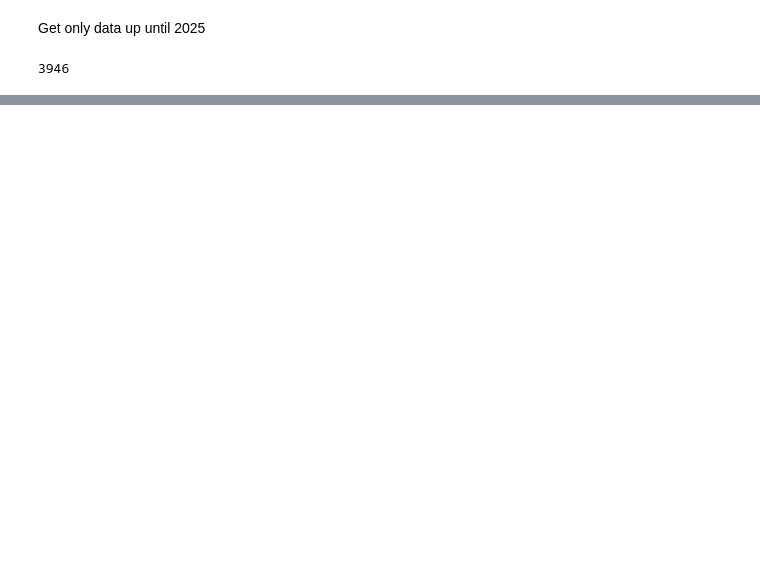
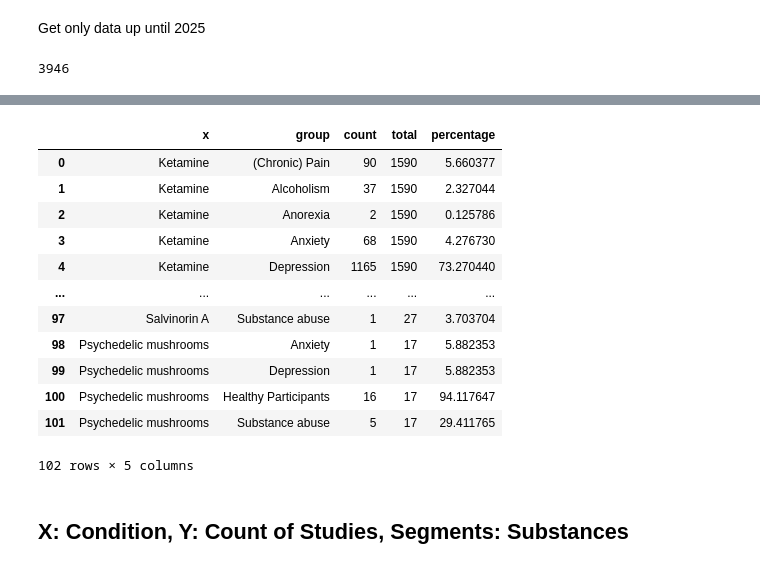
Before and after one commit to Ineichen-Group/PsyNamic-Webapp, a Jupyter notebook: analysis/analysis_substance.ipynb, the cells around one changed output, grey strips where cells are left out. Saved outputs shown, nothing was run; the diff lists cells and outputs as text; code cells hidden in the pictures; blank space fills up the shorter version.

```diff
--- a/analysis/analysis_substance.ipynb
+++ b/analysis/analysis_substance.ipynb
@@ -260,0 +396,16 @@ counts = plot_task_stacked_bar(
+# %%
+plot_task_stacked_bar_interactive(
+    df_2025_class,
+    x_task="Substances",
+    group_task="Condition",
+    exclude_labels={
+        "Condition": ["Psychiatric condition", "Recreational Drug Use"],
+        "Substances": ["Combination Therapy"]
+    },
+    merge_labels={
+        "Substances": {
+            "Ketamine": ["Ketamine", "R-Ketamine", "S-Ketamine"]
+        }
+    }
+)
+# %% [output]
@@ -261,3 +413,18 @@ counts = plot_task_stacked_bar(
+|  | x | group | count | total | percentage |
+| 0 | Ketamine | (Chronic) Pain | 90 | 1590 | 5.660377 |
+| 1 | Ketamine | Alcoholism | 37 | 1590 | 2.327044 |
+| 2 | Ketamine | Anorexia | 2 | 1590 | 0.125786 |
+| 3 | Ketamine | Anxiety | 68 | 1590 | 4.276730 |
+| 4 | Ketamine | Depression | 1165 | 1590 | 73.270440 |
+| ... | ... | ... | ... | ... | ... |
+| 97 | Salvinorin A | Substance abuse | 1 | 27 | 3.703704 |
+| 98 | Psychedelic mushrooms | Anxiety | 1 | 17 | 5.882353 |
+| 99 | Psychedelic mushrooms | Depression | 1 | 17 | 5.882353 |
+| 100 | Psychedelic mushrooms | Healthy Participants | 16 | 17 | 94.117647 |
+| 101 | Psychedelic mushrooms | Substance abuse | 5 | 17 | 29.411765 |
+102 rows × 5 columns
+# %% [markdown]
+## X: Condition, Y: Count of Studies, Segments: Substances
 # %%
 counts = plot_task_stacked_bar(
     df_2025_class,
```
Also changed, not shown: parts of 33 cells of this notebook.
